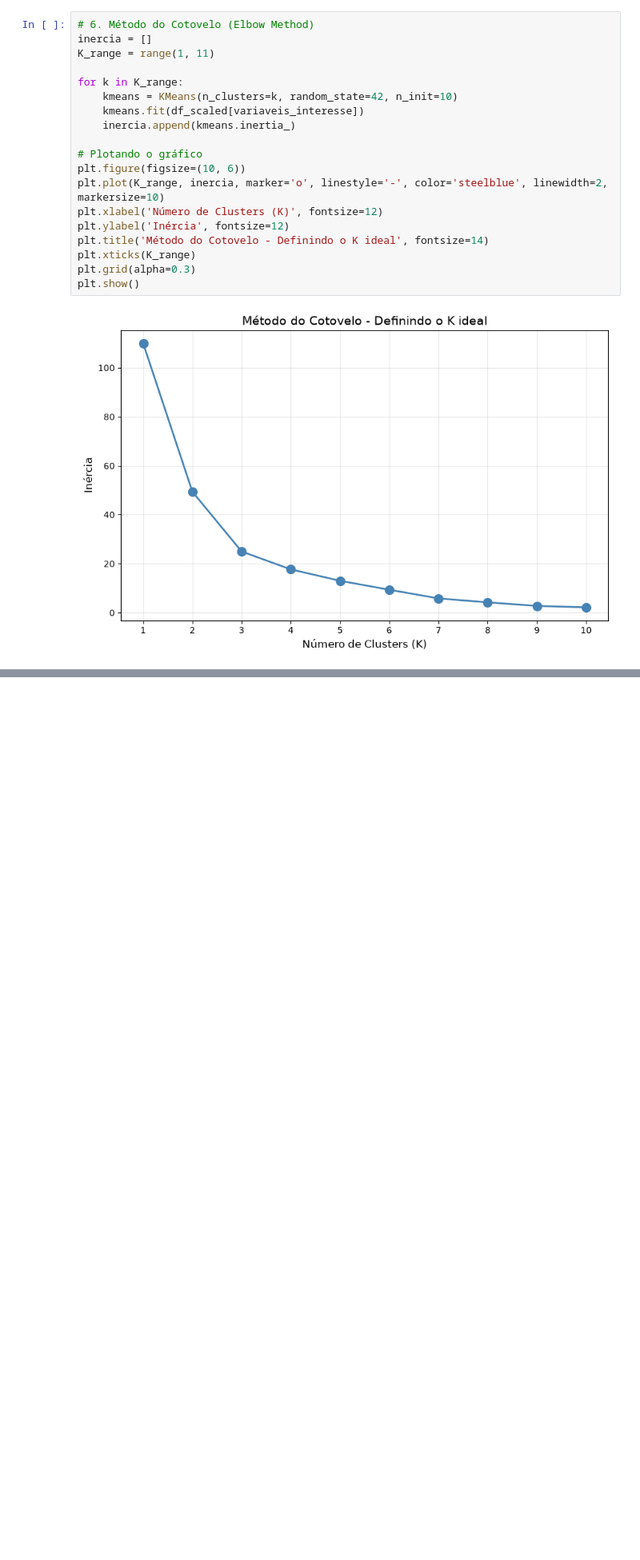
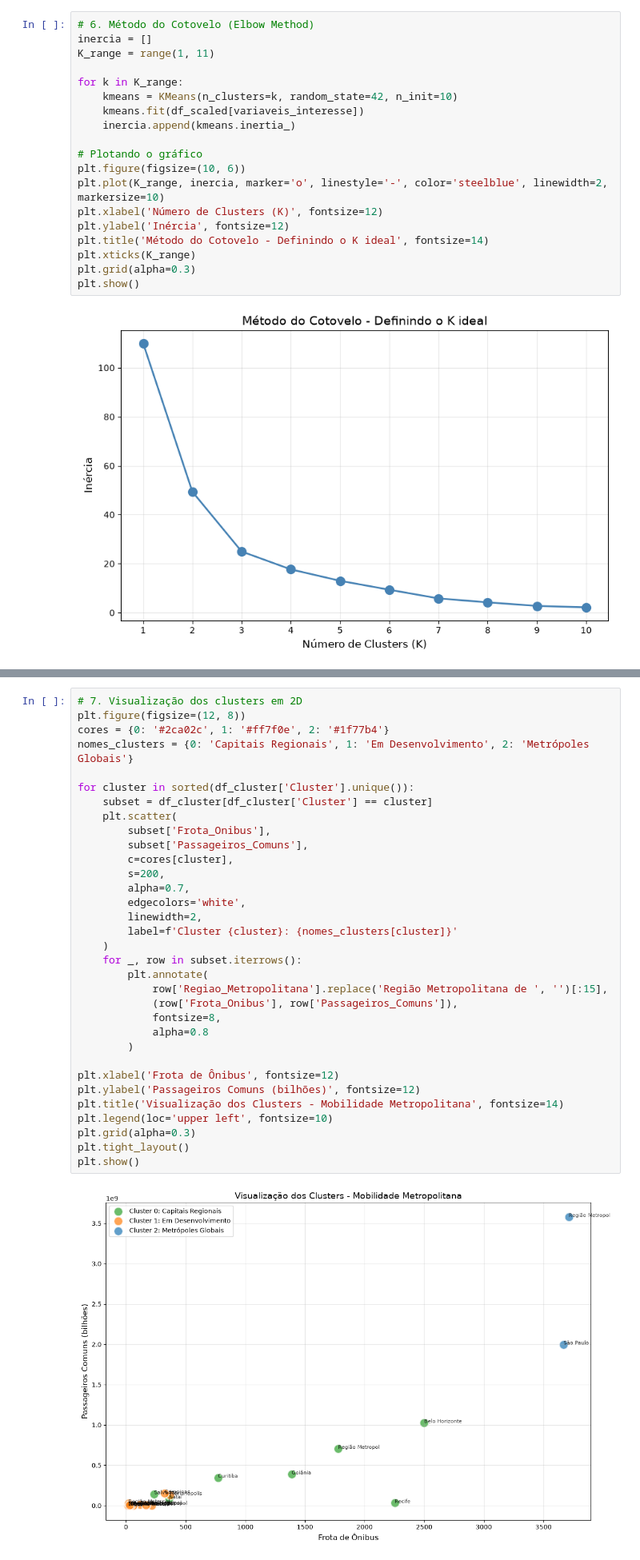
Before and after one commit to felipealvesdev/modelos_descritivos_projeto_final, a Jupyter notebook: notebooks/01_analise_mobilidade.ipynb, the cells around one changed output, grey strips where cells are left out. Shown at 80% size. Cells and saved outputs as stored; diff of their text form; blank space fills up the shorter version.

```diff
--- a/notebooks/01_analise_mobilidade.ipynb
+++ b/notebooks/01_analise_mobilidade.ipynb
@@ -190,0 +255,35 @@ plt.show()
+# %%
+# 7. Visualização dos clusters em 2D
+plt.figure(figsize=(12, 8))
+cores = {0: '#2ca02c', 1: '#ff7f0e', 2: '#1f77b4'}
+nomes_clusters = {0: 'Capitais Regionais', 1: 'Em Desenvolvimento', 2: 'Metrópoles Globais'}
+
+for cluster in sorted(df_cluster['Cluster'].unique()):
+    subset = df_cluster[df_cluster['Cluster'] == cluster]
+    plt.scatter(
+        subset['Frota_Onibus'],
+        subset['Passageiros_Comuns'],
+        c=cores[cluster],
+        s=200,
+        alpha=0.7,
+        edgecolors='white',
+        linewidth=2,
+        label=f'Cluster {cluster}: {nomes_clusters[cluster]}'
+    )
+    for _, row in subset.iterrows():
+        plt.annotate(
+            row['Regiao_Metropolitana'].replace('Região Metropolitana de ', '')[:15],
+            (row['Frota_Onibus'], row['Passageiros_Comuns']),
+            fontsize=8,
+            alpha=0.8
+        )
+
+plt.xlabel('Frota de Ônibus', fontsize=12)
+plt.ylabel('Passageiros Comuns (bilhões)', fontsize=12)
+plt.title('Visualização dos Clusters - Mobilidade Metropolitana', fontsize=14)
+plt.legend(loc='upper left', fontsize=10)
+plt.grid(alpha=0.3)
+plt.tight_layout()
+plt.show()
+# %% [output]
+[figure, added]
```
Also changed, not shown: parts of 9 cells of this notebook, 1 other file.
